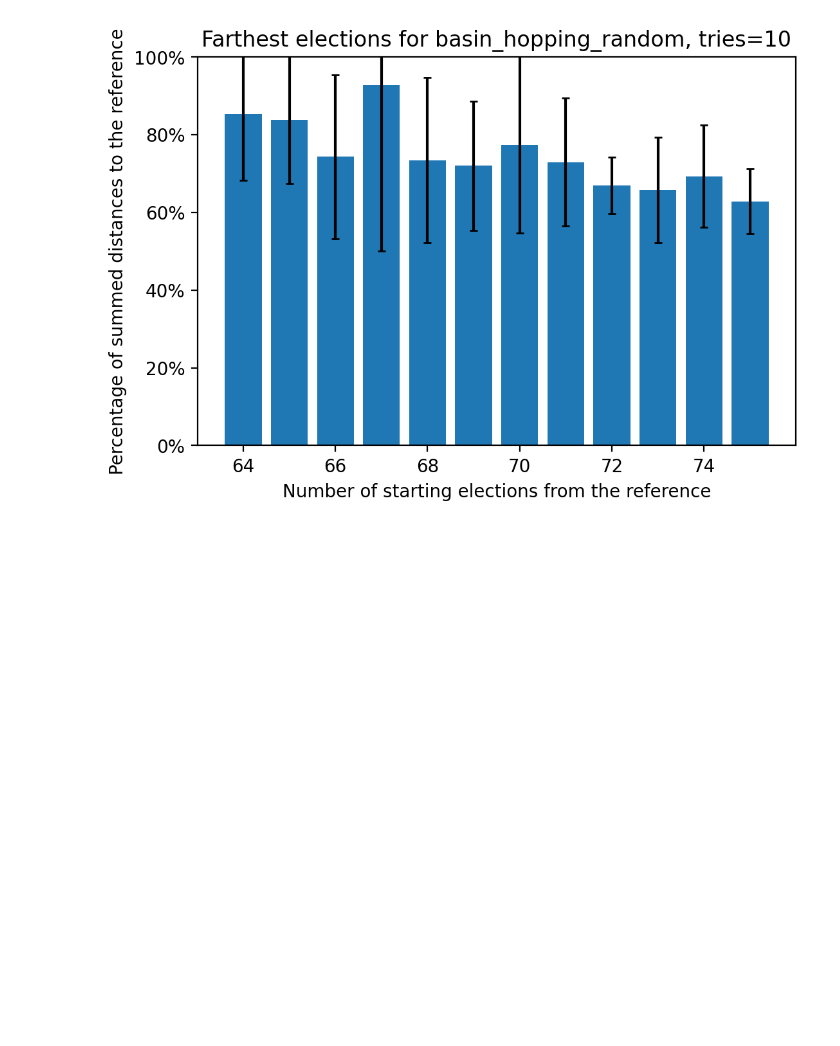
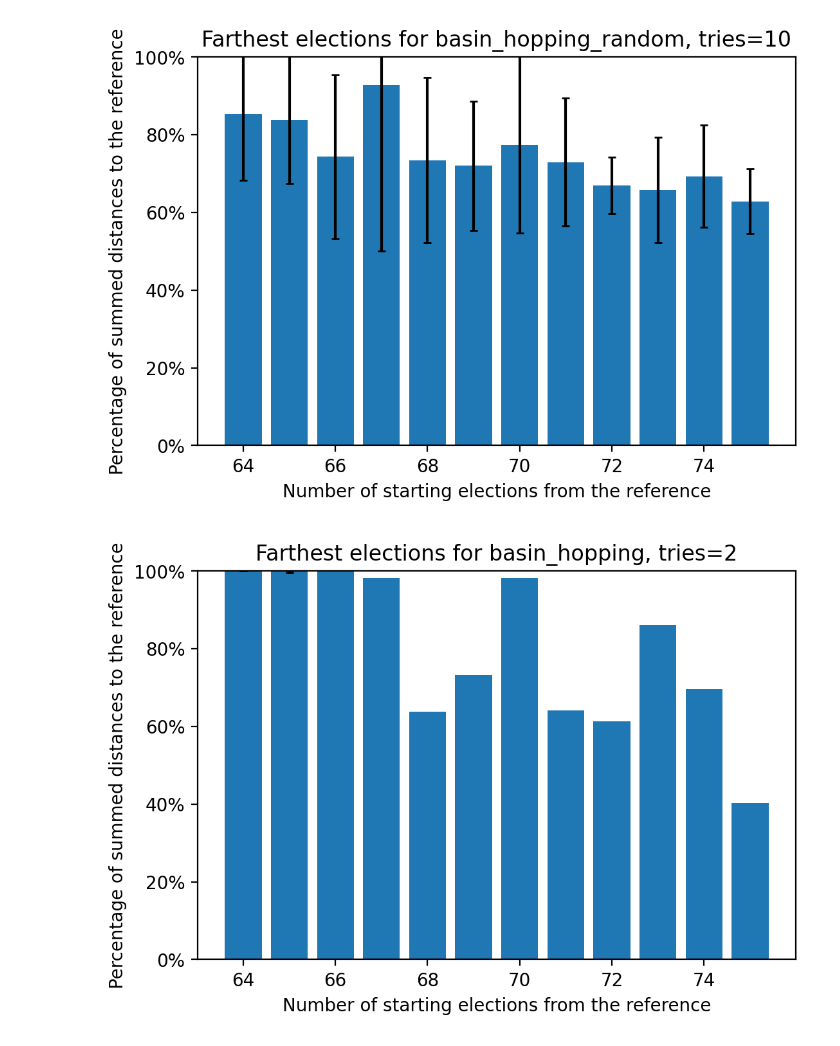
Before and after one commit to Janix4000/holes-in-elections, a Jupyter notebook: approval_l1/one-step-metric-report.ipynb, the cells around one changed output. Drawn from its saved outputs; the diff is of its cells as text; code cells hidden in the pictures; blank space fills up the shorter version.

Commit message:
One step metric supplemented

```diff
--- a/approval_l1/one-step-metric-report.ipynb
+++ b/approval_l1/one-step-metric-report.ipynb
@@ -75,3 +85,8 @@ algorithm = 'basin_hopping_random'
 fig, ax = plot_one_step_metric(algorithm, one_step_metrics)
 # %% [output]
 [figure]
+# %%
+algorithm = 'basin_hopping'
+fig, ax = plot_one_step_metric(algorithm, one_step_metrics)
+# %% [output]
+[figure, added]
```
Also changed, not shown: parts of 8 cells of this notebook.
